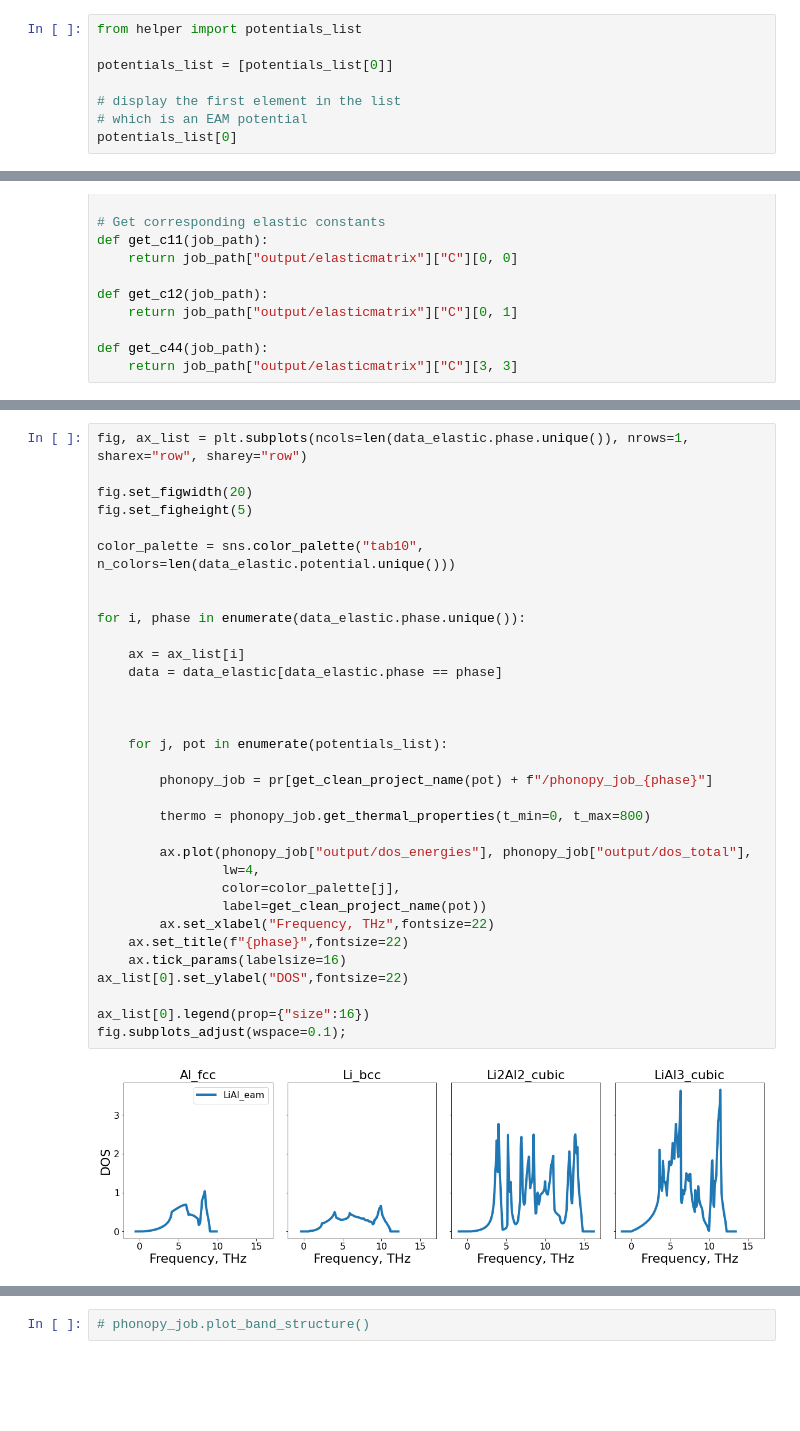
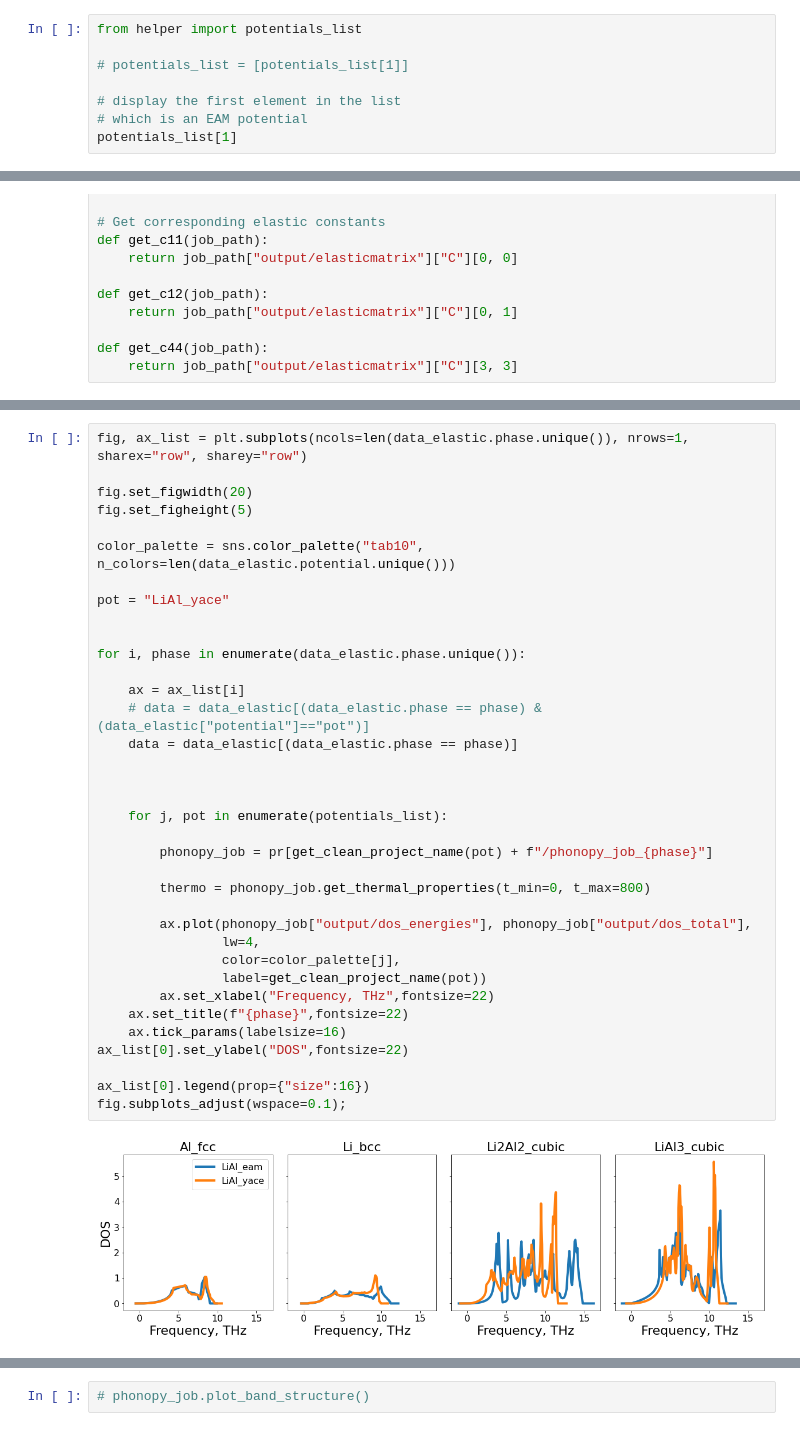
Before and after one commit to pyiron-workshop/potentials-workshop-2022, a Jupyter notebook: validation/validation_LiAl.ipynb, the cells around one changed output, grey strips where cells are left out. Cells and saved outputs as stored; diff of their text form; blank space fills up the shorter version.

```diff
--- a/validation/validation_LiAl.ipynb
+++ b/validation/validation_LiAl.ipynb
@@ -24,10 +24,10 @@ A list of such DataFrames describing the potentials is saved in a list called `p
 # %%
 from helper import potentials_list
 
-potentials_list = [potentials_list[0]]
+# potentials_list = [potentials_list[1]]
 
 # display the first element in the list
 # which is an EAM potential
-potentials_list[0]
+potentials_list[1]
 # %% [output]
 |  | Name | Filename | Model | Species | Config |
@@ -397,35 +414,38 @@ fig, ax_list = plt.subplots(ncols=len(data_elastic.phase.unique()), nrows=1, sha
 fig.set_figwidth(20)
 fig.set_figheight(5)
 
 color_palette = sns.color_palette("tab10", n_colors=len(data_elastic.potential.unique()))
 
+pot = "LiAl_yace"
+
 
 for i, phase in enumerate(data_elastic.phase.unique()):
 
     ax = ax_list[i]
-    data = data_elastic[data_elastic.phase == phase]
+    # data = data_elastic[(data_elastic.phase == phase) & (data_elastic["potential"]=="pot")]
+    data = data_elastic[(data_elastic.phase == phase)]
 
 
 
     for j, pot in enumerate(potentials_list):
 
         phonopy_job = pr[get_clean_project_name(pot) + f"/phonopy_job_{phase}"]
 
         thermo = phonopy_job.get_thermal_properties(t_min=0, t_max=800)
 
         ax.plot(phonopy_job["output/dos_energies"], phonopy_job["output/dos_total"],
                 lw=4,
                 color=color_palette[j],
                 label=get_clean_project_name(pot))
         ax.set_xlabel("Frequency, THz",fontsize=22)
     ax.set_title(f"{phase}",fontsize=22)
     ax.tick_params(labelsize=16)
 ax_list[0].set_ylabel("DOS",fontsize=22)
 
 ax_list[0].legend(prop={"size":16})
 fig.subplots_adjust(wspace=0.1);
 # %% [output]
-[figure, old version]
+[figure, new version]
 # %%
 fig, ax_list = plt.subplots(ncols=len(data_elastic.phase.unique()), nrows=1, sharex="row", sharey="row")
 
```
Also changed, not shown: parts of 16 cells of this notebook, 1 other file.
